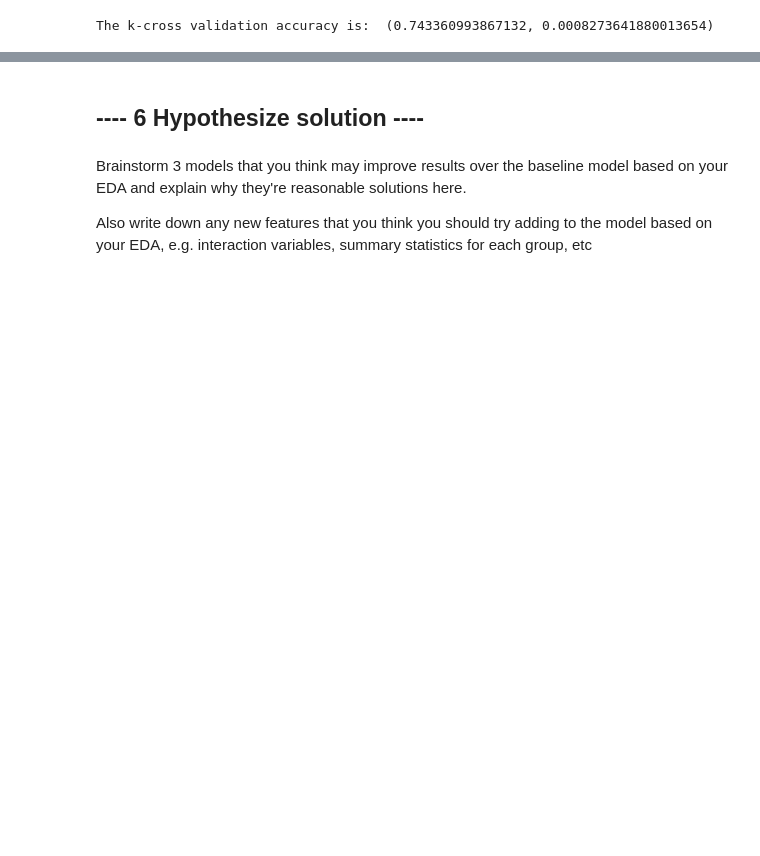
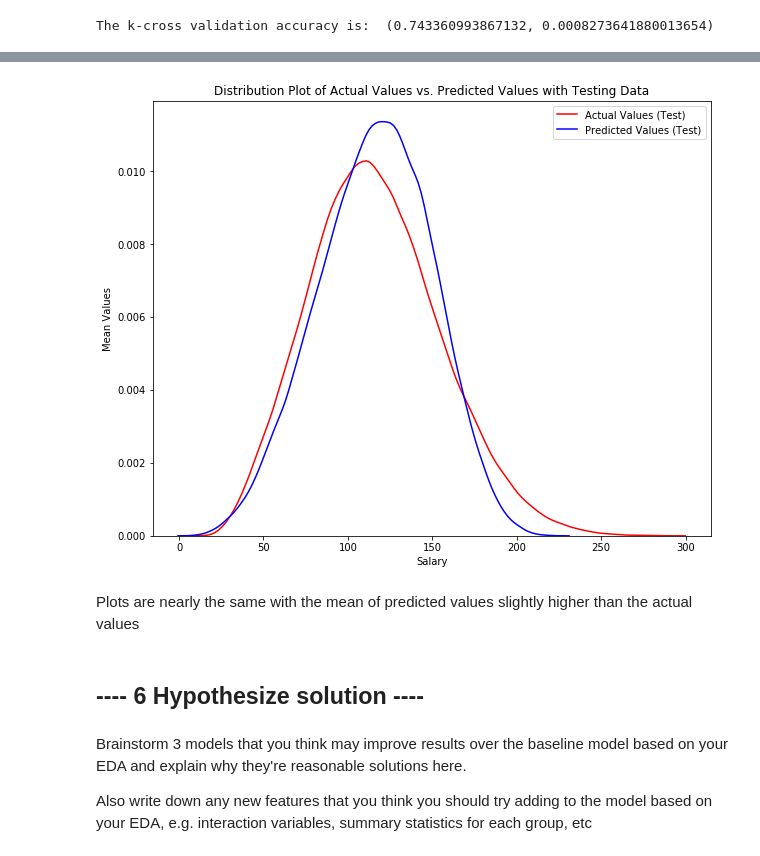
Before and after one commit to MrYoupiter/Salary_Prediction_Portfolio, a Jupyter notebook: SalaryPredictionProject.ipynb, the cells around one changed output, grey strips where cells are left out. Cells and saved outputs as stored; diff of their text form; code cells hidden in the pictures; blank space fills up the shorter version.

```diff
--- a/SalaryPredictionProject.ipynb
+++ b/SalaryPredictionProject.ipynb
@@ -813,3 +868,12 @@ The k-cross validation accuracy is:  (0.743360993867132, 0.0008273641880013654)
+# %%
+#Distribution plot for the 20% test data
+
+Title = 'Distribution Plot of Actual Values vs. Predicted Values with Testing Data'
+DistributionPlot(y_test, y_hat_test, "Actual Values (Test)", "Predicted Values (Test)", Title)
+# %% [output]
+[figure, added]
+# %% [markdown]
+Plots are nearly the same with the mean of predicted values slightly higher than the actual values
 # %% [markdown]
 ## ---- 6 Hypothesize solution ----
 # %%
```
Also changed, not shown: parts of 45 cells of this notebook.
